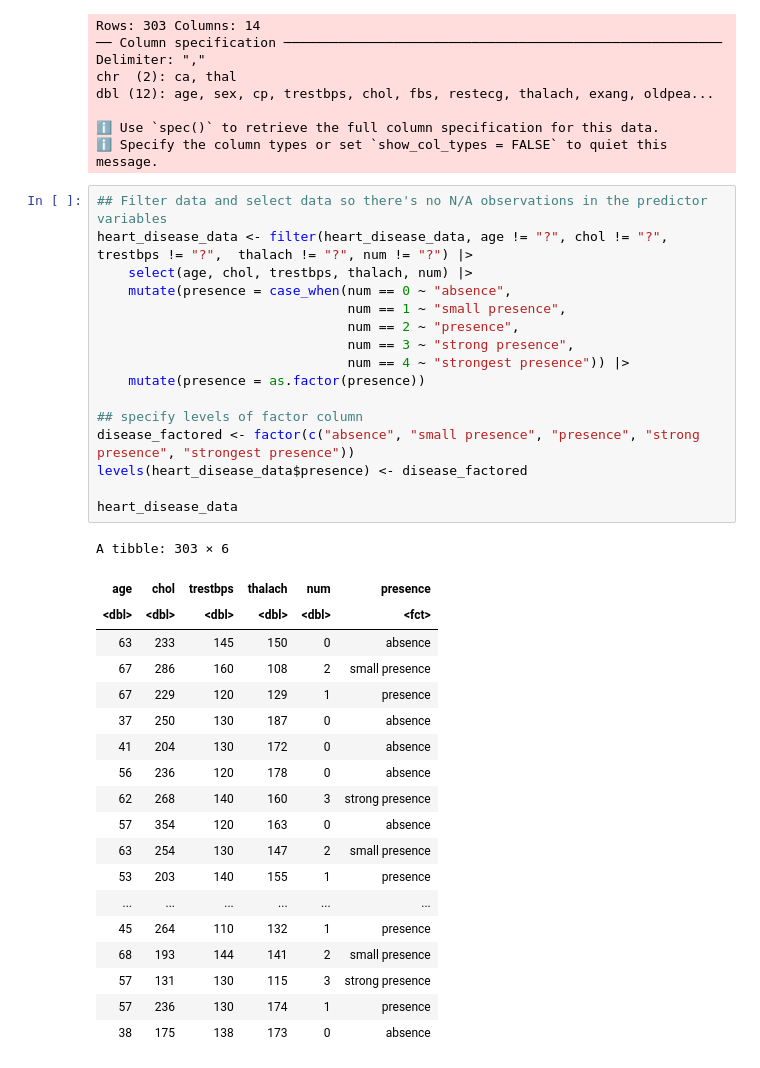
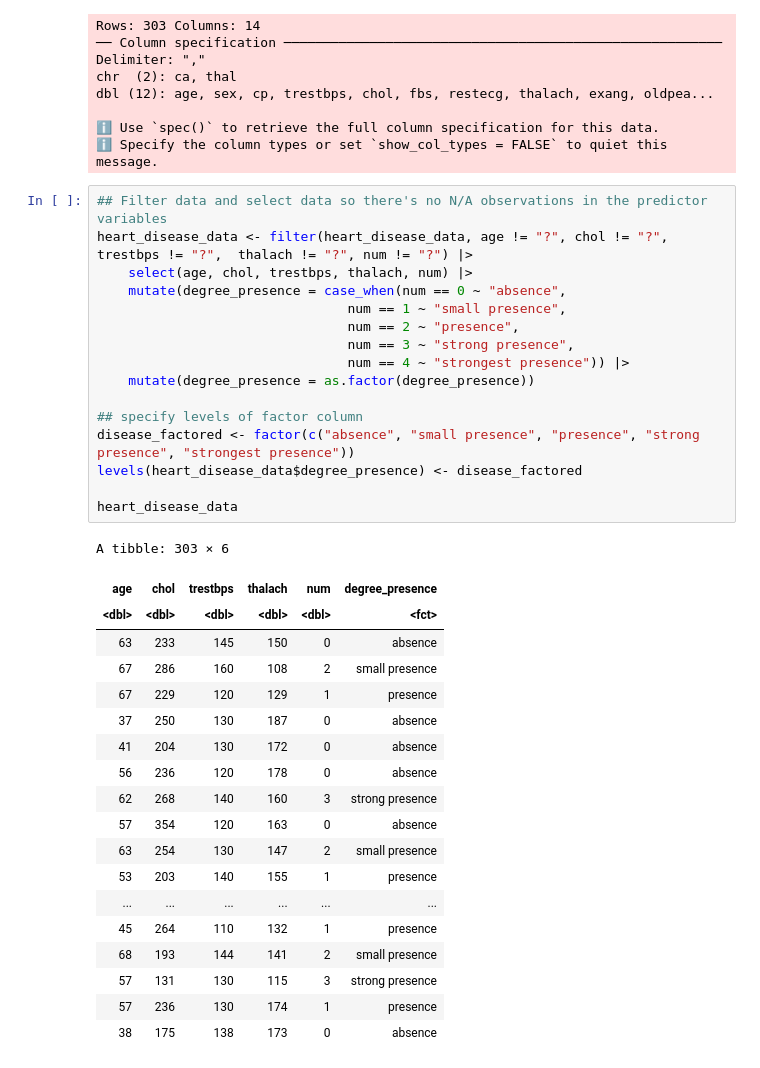
Before and after one commit to Kyleetd/DSCI100-Course-Project-2023, a Jupyter notebook: FinalProjectScript.ipynb, the cells around one changed output. Drawn from its saved outputs; the diff is of its cells as text.

```diff
--- a/FinalProjectScript.ipynb
+++ b/FinalProjectScript.ipynb
@@ -39,22 +39,22 @@ dbl (12): age, sex, cp, trestbps, chol, fbs, restecg, thalach, exang, oldpea...
 # %%
 ## Filter data and select data so there's no N/A observations in the predictor variables
 heart_disease_data <- filter(heart_disease_data, age != "?", chol != "?", trestbps != "?",  thalach != "?", num != "?") |>
     select(age, chol, trestbps, thalach, num) |>
-    mutate(presence = case_when(num == 0 ~ "absence",
+    mutate(degree_presence = case_when(num == 0 ~ "absence",
                                 num == 1 ~ "small presence",
                                 num == 2 ~ "presence",
                                 num == 3 ~ "strong presence",
                                 num == 4 ~ "strongest presence")) |>
-    mutate(presence = as.factor(presence))
+    mutate(degree_presence = as.factor(degree_presence))
 
 ## specify levels of factor column
 disease_factored <- factor(c("absence", "small presence", "presence", "strong presence", "strongest presence"))
-levels(heart_disease_data$presence) <- disease_factored
+levels(heart_disease_data$degree_presence) <- disease_factored
 
 heart_disease_data
 # %% [output]
 A tibble: 303 × 6
-| age | chol | trestbps | thalach | num | presence |
+| age | chol | trestbps | thalach | num | degree_presence |
 | <dbl> | <dbl> | <dbl> | <dbl> | <dbl> | <fct> |
 | 63 | 233 | 145 | 150 | 0 | absence |
 | 67 | 286 | 160 | 108 | 2 | small presence |
```
Also changed, not shown: parts of 26 cells of this notebook.
